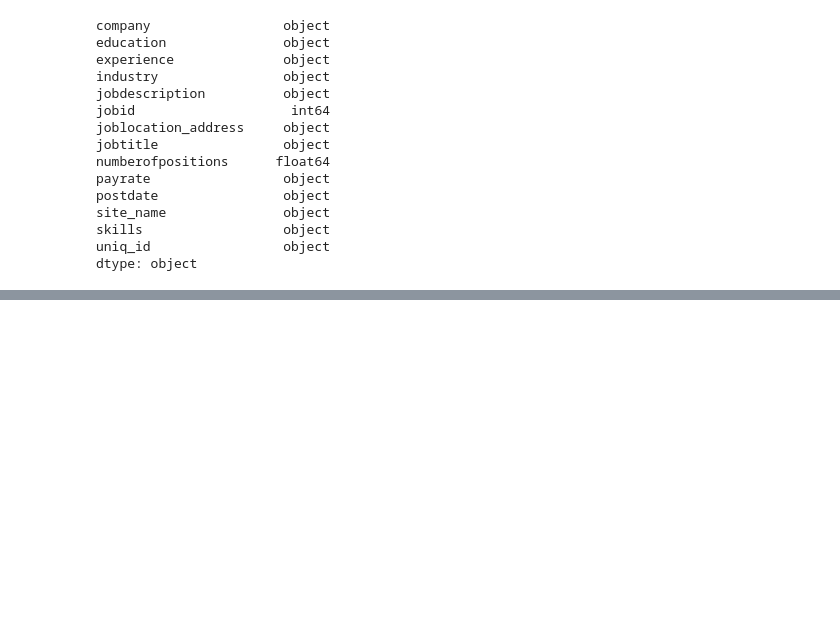
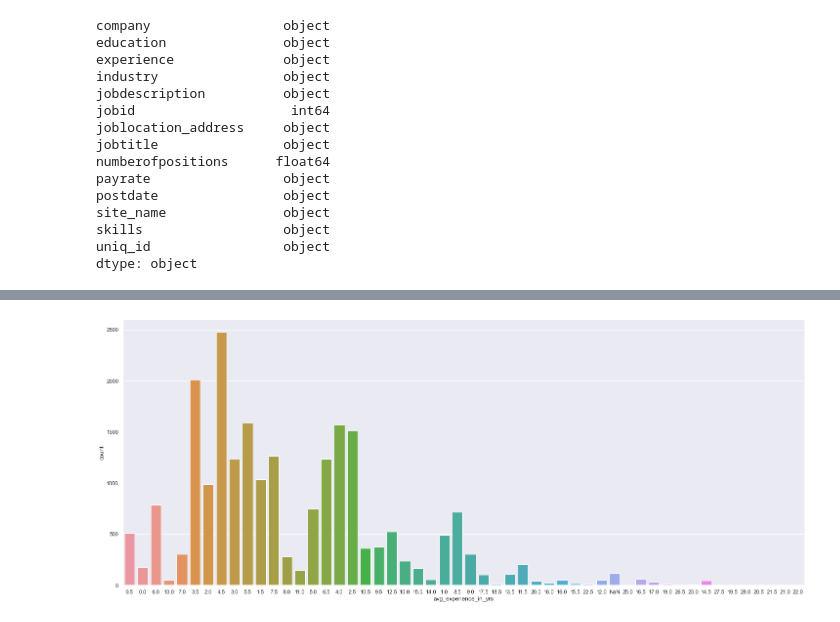
Before and after one commit to Siddharth114/JobAnalysis, a Jupyter notebook: exploration.ipynb, the cells around one changed output, grey strips where cells are left out. Drawn from its saved outputs; the diff is of its cells as text; code cells hidden in the pictures; blank space fills up the shorter version.

```diff
--- a/exploration.ipynb
+++ b/exploration.ipynb
@@ -136,0 +137,8 @@ plt.show()
+# %%
+def avg_experience(n):
+    if n == 'NaN':
+        return 'NaN'
+    return (int(n[0]) + int(n[1]))/2
+
+data['avg_experience_in_yrs'] = data['experience'].apply(avg_experience)
+data.head(5)
@@ -136,0 +152,5 @@ plt.show()
+# %%
+sns.set(rc={'figure.figsize':(25,10)})
+ax = sns.countplot(x=(data['avg_experience_in_yrs']))
+# %% [output]
+[figure, added]
```
Also changed, not shown: parts of 4 cells of this notebook.
